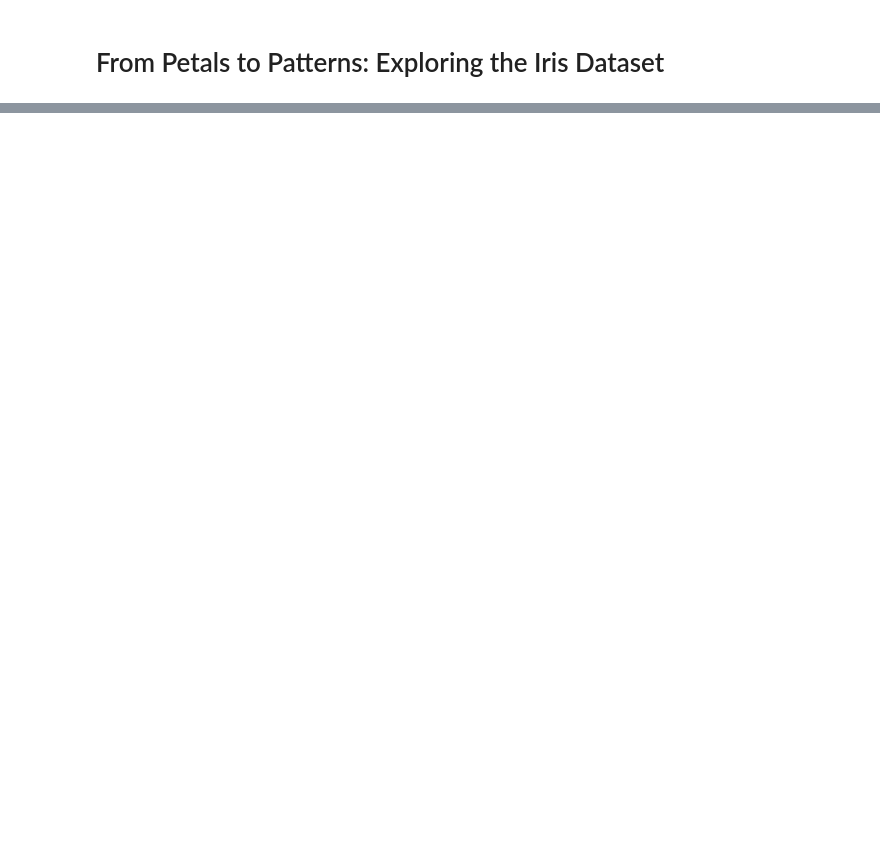
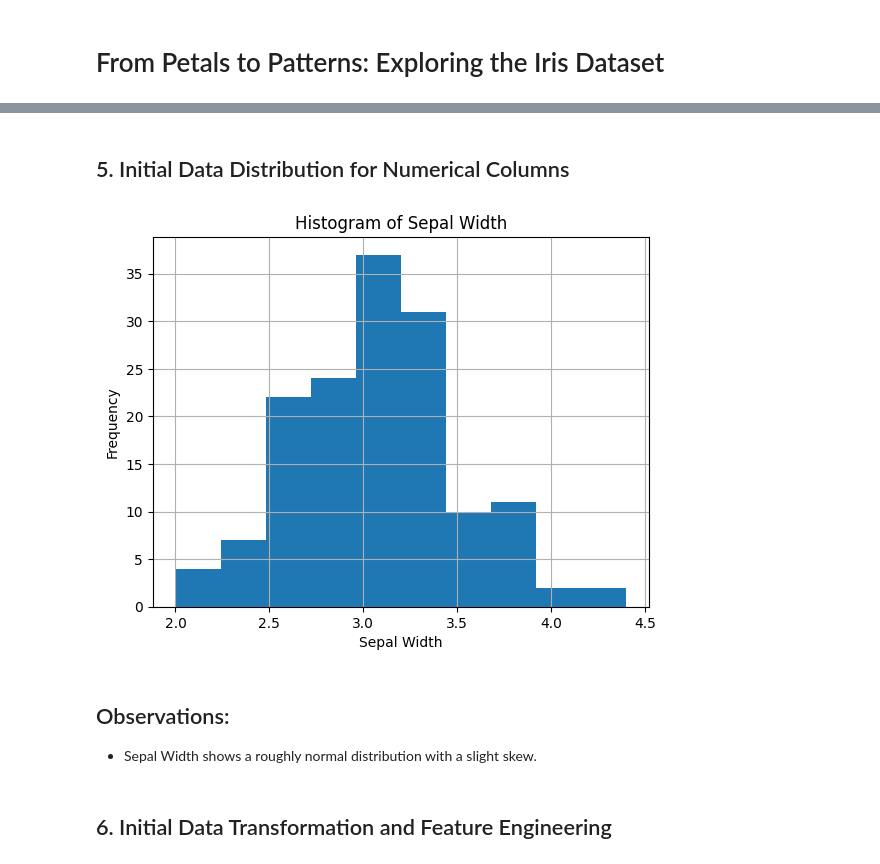
Before and after one commit to ssowers2/datafun-04-eda, a Jupyter notebook: example_notebook.ipynb, the cells around one changed output, grey strips where cells are left out. Drawn from its saved outputs; the diff is of its cells as text; code cells hidden in the pictures; blank space fills up the shorter version.

Commit message:
Updated commentary for each visualization

```diff
--- a/example_notebook.ipynb
+++ b/example_notebook.ipynb
@@ -109,0 +107,16 @@ Column Names: ['Sepal Length', 'Sepal Width', 'Petal Length', 'Petal Width', 'Sp
+# %% [markdown]
+## 5. Initial Data Distribution for Numerical Columns
+# %%
+# Histogram for Sepal Width
+iris_df["sepal_width"].hist()
+plt.xlabel("Sepal Width")
+plt.ylabel("Frequency")
+plt.title("Histogram of Sepal Width")
+plt.show()
+# %% [output]
+[figure, added]
+# %% [markdown]
+## Observations:
+- Sepal Width shows a roughly normal distribution with a slight skew.
+# %% [markdown]
+## 6. Initial Data Transformation and Feature Engineering
```
Also changed, not shown: parts of 19 cells of this notebook.
